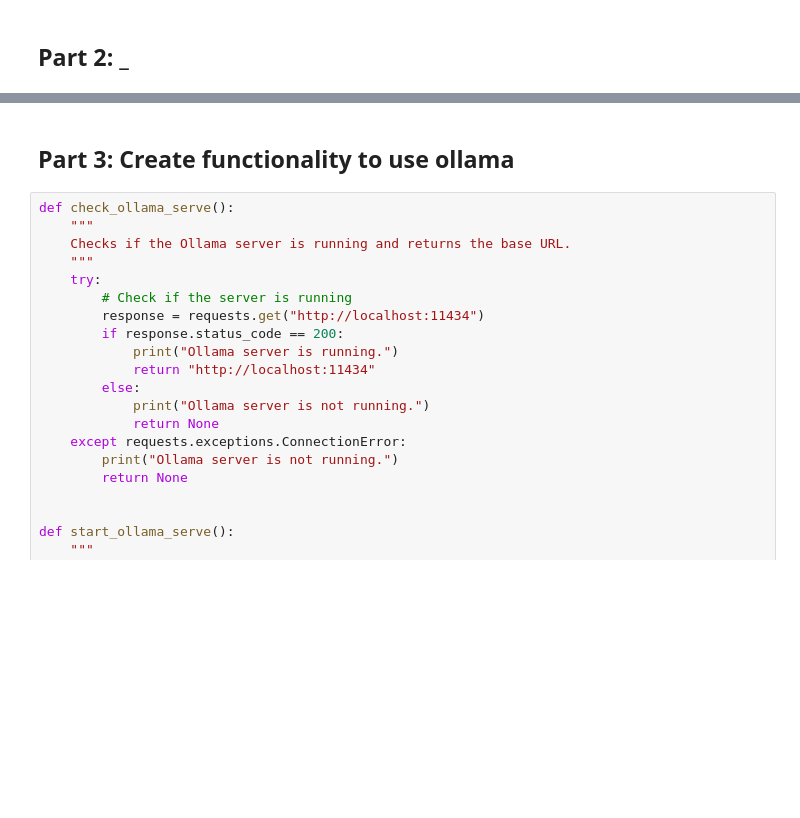
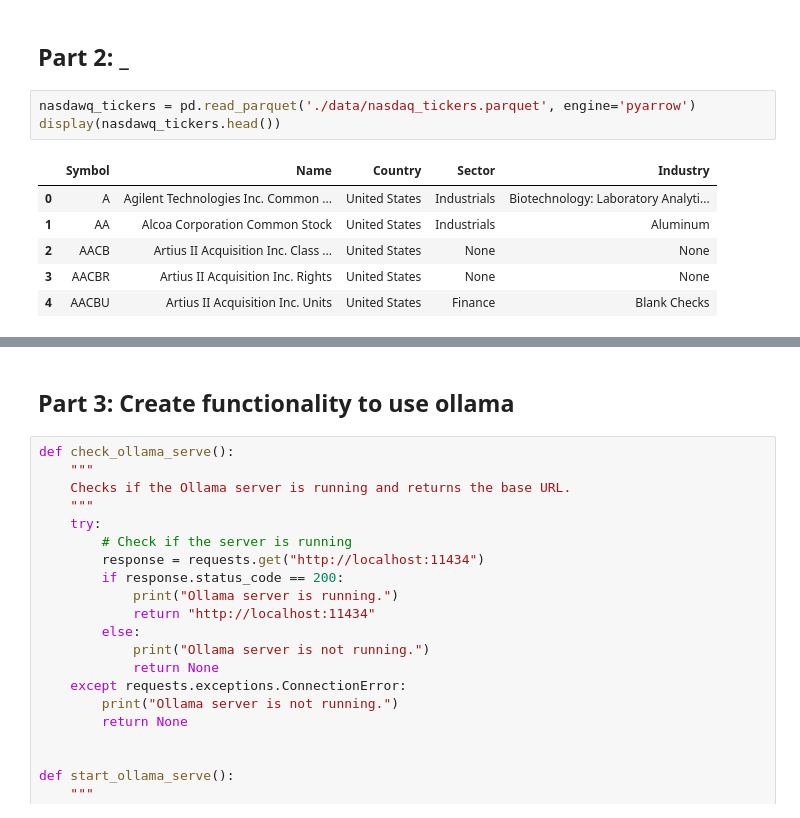
Before and after one commit to ColeJMitchell/machine-learning-stock-prediction, a Jupyter notebook: ticker_attribution.ipynb, the cells around one changed output, grey strips where cells are left out. Saved outputs shown, nothing was run; the diff lists cells and outputs as text; blank space fills up the shorter version.

```diff
--- a/ticker_attribution.ipynb
+++ b/ticker_attribution.ipynb
@@ -51,4 +52,14 @@ display(merged_collection.head())
 | 4 | Ominous | 0.85 | 1k0thnd | /r/wallstreetbets/comments/1k0thn... | 110 | 1.744833e+09 | NVIDIA 2024 is starting to rhyme ... |
 # %% [markdown]
 ## Part 2: _
+# %%
+nasdawq_tickers = pd.read_parquet('./data/nasdaq_tickers.parquet', engine='pyarrow')
+display(nasdawq_tickers.head())
+# %% [output]
+|  | Symbol | Name | Country | Sector | Industry |
+| 0 | A | Agilent Technologies Inc. Common ... | United States | Industrials | Biotechnology: Laboratory Analyti... |
+| 1 | AA | Alcoa Corporation Common Stock | United States | Industrials | Aluminum |
+| 2 | AACB | Artius II Acquisition Inc. Class ... | United States | None | None |
+| 3 | AACBR | Artius II Acquisition Inc. Rights | United States | None | None |
+| 4 | AACBU | Artius II Acquisition Inc. Units | United States | Finance | Blank Checks |
 # %%
```
Also changed, not shown: parts of 8 cells of this notebook, 2 other files.
